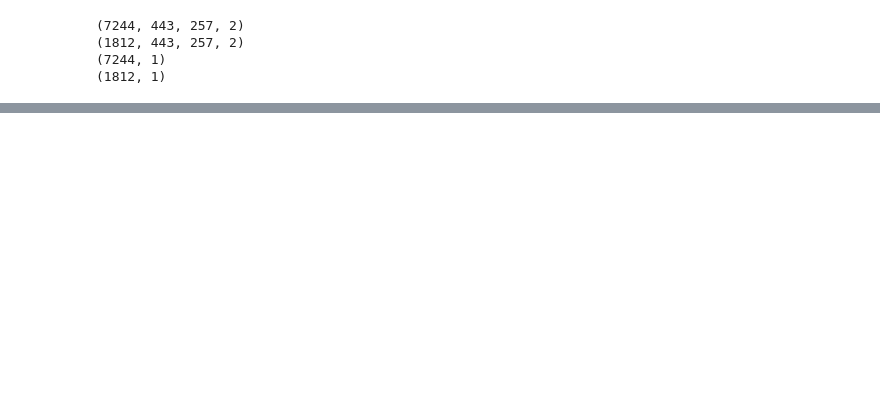
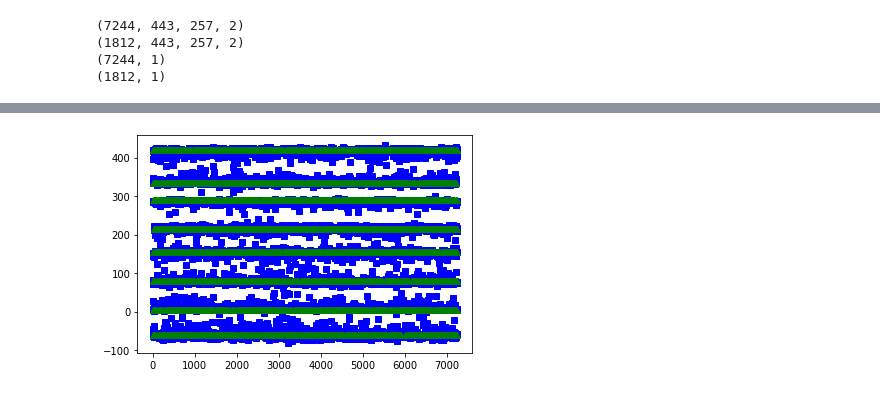
Before and after one commit to pffelix/EmbeddedNeuralNetwork, a Jupyter notebook: src/PythonCode/LocalizationTraining.ipynb, the cells around one changed output, grey strips where cells are left out. Cells and saved outputs as stored; diff of their text form; code cells hidden in the pictures; blank space fills up the shorter version.

```diff
--- a/src/PythonCode/LocalizationTraining.ipynb
+++ b/src/PythonCode/LocalizationTraining.ipynb
@@ -325,0 +308,20 @@ np.save ('Y.npy',Y)
+# %%
+Y_trainChange = np.zeros (np.shape(Y_train),dtype=np.float16)
+for i in range(len(Y_train)):
+    if (Y_train[i] == 0):
+        Y_trainChange[i] = -60
+    if (Y_train[i] == 45):
+        Y_trainChange[i] = 5
+    if (Y_train[i] == 90):
+        Y_trainChange[i] = 80
+    if (Y_train[i] == 135):
+        Y_trainChange[i] = 155
+    if (Y_train[i] == 180):
+        Y_trainChange[i] = 215
+    if (Y_train[i] == 225):
+        Y_trainChange[i] = 290
+    if (Y_train[i] == 270):
+        Y_trainChange[i] = 335
+    if (Y_train[i] == 315):
+        Y_trainChange[i] = 420
+model.evaluate (X_train,Y_trainChange)
@@ -325,0 +331,7 @@ np.save ('Y.npy',Y)
+# %%
+Y_pred = model.predict (X_train)
+index = 0
+plt.plot (Y_pred,'bs',Y_trainChange,'g^')
+plt.show()
+# %% [output]
+[figure, added]
```
Also changed, not shown: parts of 11 cells of this notebook, 2 other files.
